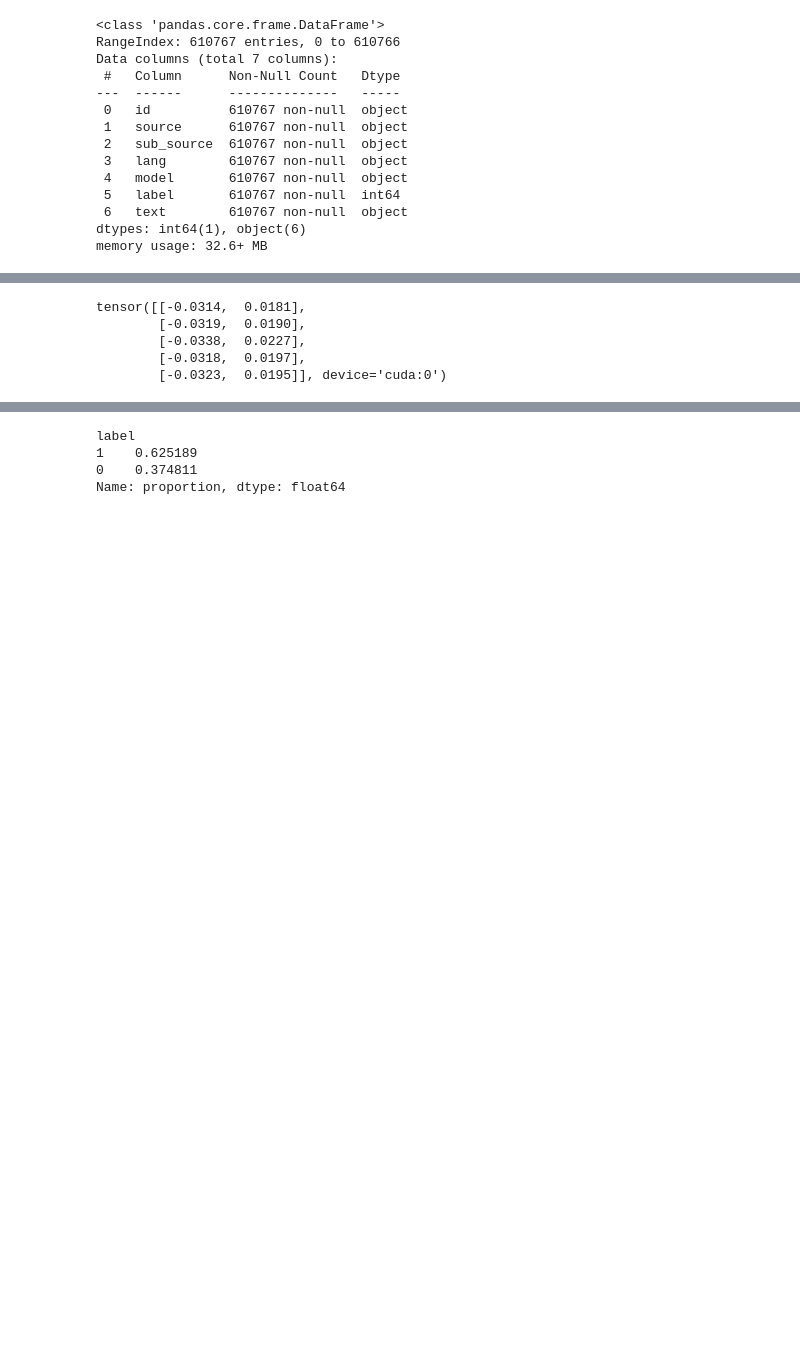
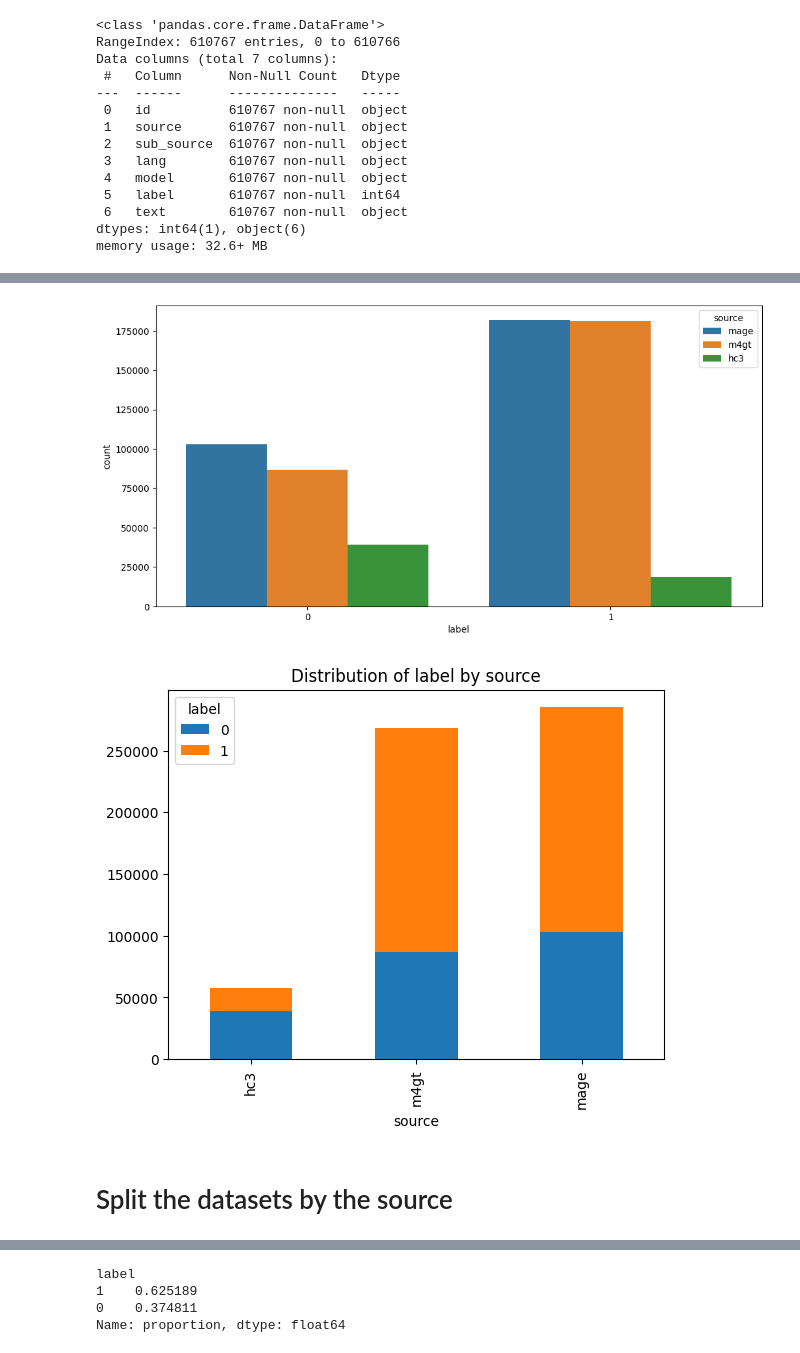
Before and after one commit to ClaudiuCreanga/coling-2025-task-1, a Jupyter notebook: notebooks/DistilBERT-Ensemble-Source-OutOfDistribution.ipynb, the cells around one changed output, grey strips where cells are left out. Saved outputs shown, nothing was run; the diff lists cells and outputs as text; code cells hidden in the pictures; blank space fills up the shorter version.

```diff
--- a/notebooks/DistilBERT-Ensemble-Source-OutOfDistribution.ipynb
+++ b/notebooks/DistilBERT-Ensemble-Source-OutOfDistribution.ipynb
@@ -114,32 +66,0 @@ Name: num_tokens, dtype: float64
-# %%
-# Create a distribution plot over the number of tokens grouped by dataset and label
-import seaborn as sns
-import matplotlib.pyplot as plt
-
-sns.set(style="whitegrid")
-
-fig, ax = plt.subplots(2, 3, figsize=(25, 10))
-
-sns.histplot(df_en_train, x='num_tokens', hue='label', kde=True, ax=ax[0][0])
-sns.histplot(df_en_dev, x='num_tokens', hue='label', kde=True, ax=ax[0][1])
-sns.histplot(df_en_test, x='num_tokens', kde=True, ax=ax[0][2])
-
-sns.histplot(df_en_train, x='num_tokens', hue='label', kde=True, ax=ax[1][0])
-sns.histplot(df_en_dev, x='num_tokens', hue='label', kde=True, ax=ax[1][1])
-sns.histplot(df_en_test, x='num_tokens', kde=True, ax=ax[1][2])
-
-ax[0][0].set_title('Train')
-ax[0][0].set_xlim(left=-50)
-ax[0][1].set_title('Dev')
-ax[0][1].set_xlim(left=-50)
-ax[0][2].set_title('Test')
-ax[0][2].set_xlim(left=-50)
-
-ax[1][0].set_title('Train')
-ax[1][0].set_xlim(left=-10, right=2500)
-ax[1][1].set_title('Dev')
-ax[1][1].set_xlim(left=-10, right=2500)
-ax[1][2].set_title('Test')
-ax[1][2].set_xlim(left=-10, right=2500)
-
-plt.show()
@@ -306,8 +67,16 @@ def test_samples(model, tokenizer, df, device, max_length=512):
-# %%
-test_samples(model, tokenizer, df_en_train, DEVICE)
-# %% [output]
-tensor([[-0.0314,  0.0181],
-        [-0.0319,  0.0190],
-        [-0.0338,  0.0227],
-        [-0.0318,  0.0197],
-        [-0.0323,  0.0195]], device='cuda:0')
+# %%
+# Plot distribution of the lable column by the source column and plot count of each label by source
+import seaborn as sns
+import matplotlib.pyplot as plt
+
+plt.figure(figsize=(12, 6))
+sns.countplot(data=df_en_train, x='label', hue='source')
+# count each label by source
+df_en_train.groupby(['source', 'label']).size().unstack().plot(kind='bar', stacked=True)
+plt.title('Distribution of label by source')
+plt.show()
+# %% [output]
+[figure, added]
+[figure, added]
+# %% [markdown]
+# Split the datasets by the source
```
Also changed, not shown: parts of 42 cells of this notebook.
